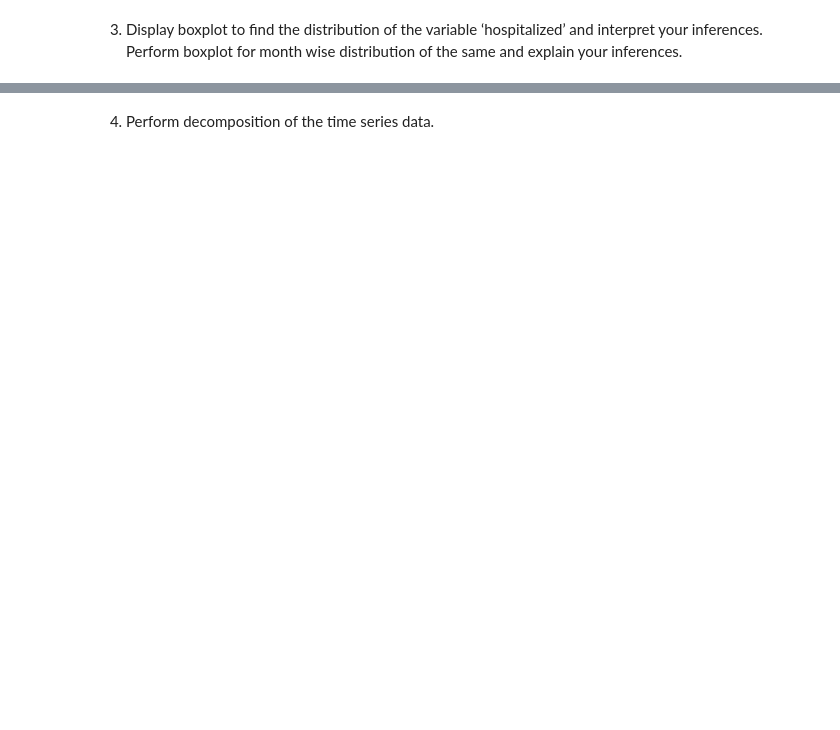
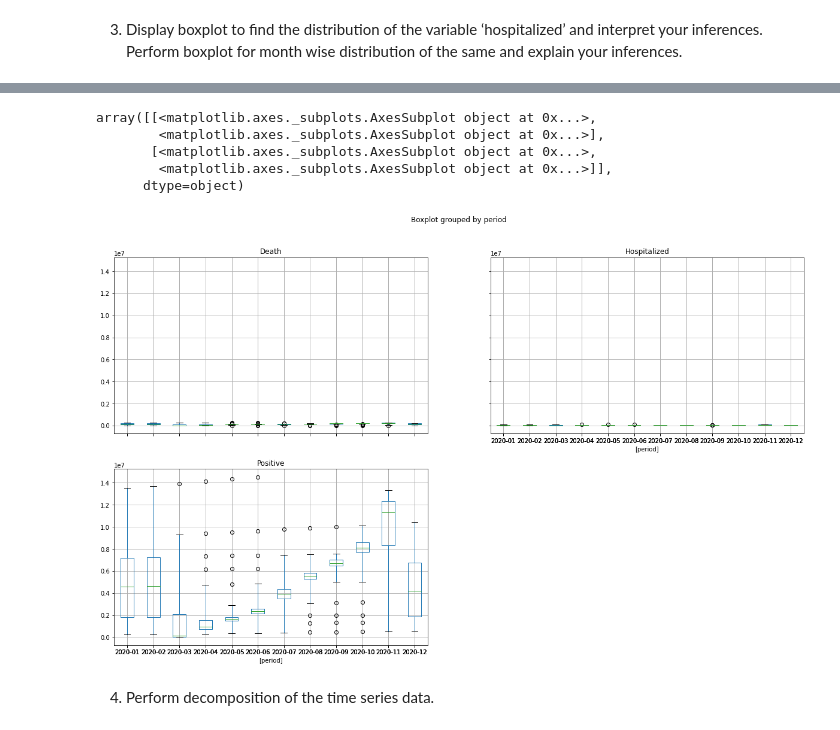
Before and after one commit to vkayonline/US-COVID19-Forecasting, a Jupyter notebook: TSF_CT2_Project.ipynb, the cells around one changed output, grey strips where cells are left out. Cells and saved outputs as stored; diff of their text form; code cells hidden in the pictures; blank space fills up the shorter version.

```diff
--- a/TSF_CT2_Project.ipynb
+++ b/TSF_CT2_Project.ipynb
@@ -52,2 +73,13 @@ memory usage: 8.4+ KB
+# %%
+data['period'] = data.index.to_period('M')
+data.head()
+data.boxplot(by='period',whis=5.0,figsize=(20,12))
+# %% [output]
+array([[<matplotlib.axes._subplots.AxesSubplot object at 0x...>,
+        <matplotlib.axes._subplots.AxesSubplot object at 0x...>],
+       [<matplotlib.axes._subplots.AxesSubplot object at 0x...>,
+        <matplotlib.axes._subplots.AxesSubplot object at 0x...>]],
+      dtype=object)
+[figure, added]
 # %% [markdown]
 4. Perform decomposition of the time series data.
```
Also changed, not shown: parts of 12 cells of this notebook.
